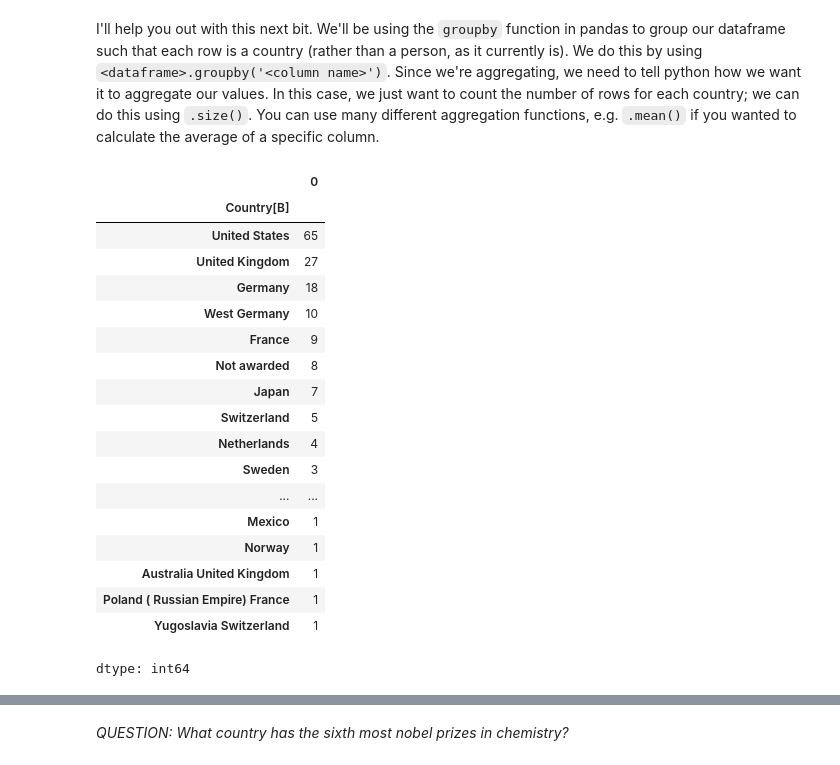
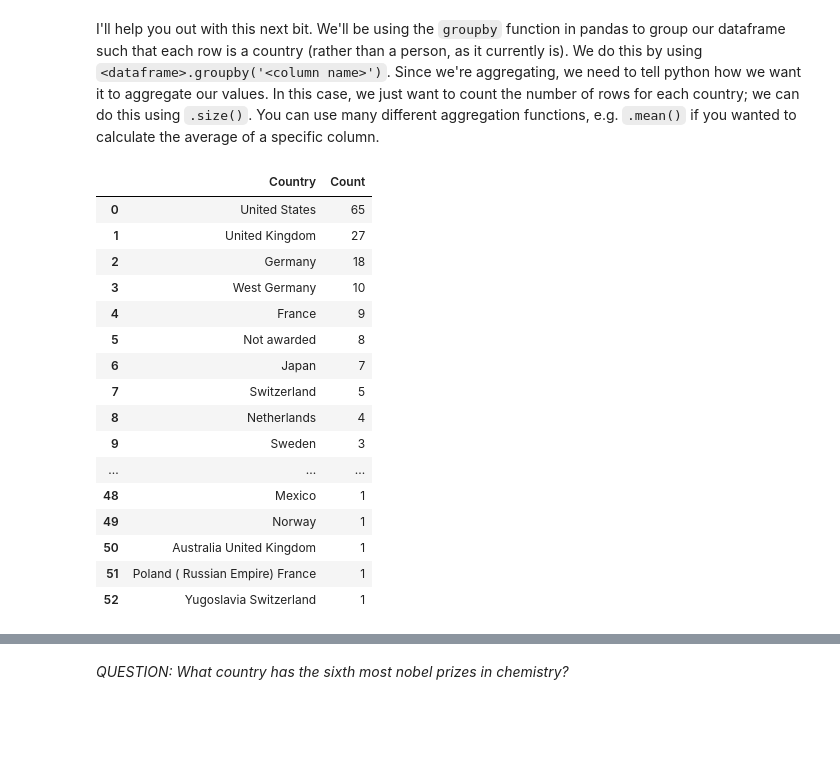
Before and after one commit to yihsun25/QM2, a Jupyter notebook: notebooks/W02. Pandas.ipynb, the cells around one changed output, grey strips where cells are left out. Saved outputs shown, nothing was run; the diff lists cells and outputs as text; code cells hidden in the pictures; blank space fills up the shorter version.

```diff
--- a/notebooks/W02. Pandas.ipynb
+++ b/notebooks/W02. Pandas.ipynb
@@ -526,27 +526,27 @@ I'll help you out with this next bit. We'll be using the `groupby` function in p
 # %%
 # create a new dataframe called 'country' in which each row is a country, and the values represent the number of nobel laureates.
 country = chem.groupby('Country[B]').size()
 # now sort it in descending order
 country = country.sort_values(ascending=False)
+country = country.reset_index().rename(columns={'Country[B]': 'Country', 0: 'Count'})
+
 country
 # finally, plot the top 10 countries
 # %% [output]
-|  | 0 |
-| Country[B] |  |
-| United States | 65 |
-| United Kingdom | 27 |
-| Germany | 18 |
-| West Germany | 10 |
-| France | 9 |
-| Not awarded | 8 |
-| Japan | 7 |
-| Switzerland | 5 |
-| Netherlands | 4 |
-| Sweden | 3 |
-| ... | ... |
-| Mexico | 1 |
-| Norway | 1 |
-| Australia United Kingdom | 1 |
-| Poland ( Russian Empire) France | 1 |
-| Yugoslavia Switzerland | 1 |
+|  | Country | Count |
+| 0 | United States | 65 |
+| 1 | United Kingdom | 27 |
+| 2 | Germany | 18 |
+| 3 | West Germany | 10 |
+| 4 | France | 9 |
+| 5 | Not awarded | 8 |
+| 6 | Japan | 7 |
+| 7 | Switzerland | 5 |
+| 8 | Netherlands | 4 |
+| 9 | Sweden | 3 |
+| ... | ... | ... |
+| 48 | Mexico | 1 |
+| 49 | Norway | 1 |
+| 50 | Australia United Kingdom | 1 |
+| 51 | Poland ( Russian Empire) France | 1 |
+| 52 | Yugoslavia Switzerland | 1 |
-dtype: int64
```
Also changed, not shown: parts of 2 cells of this notebook.
